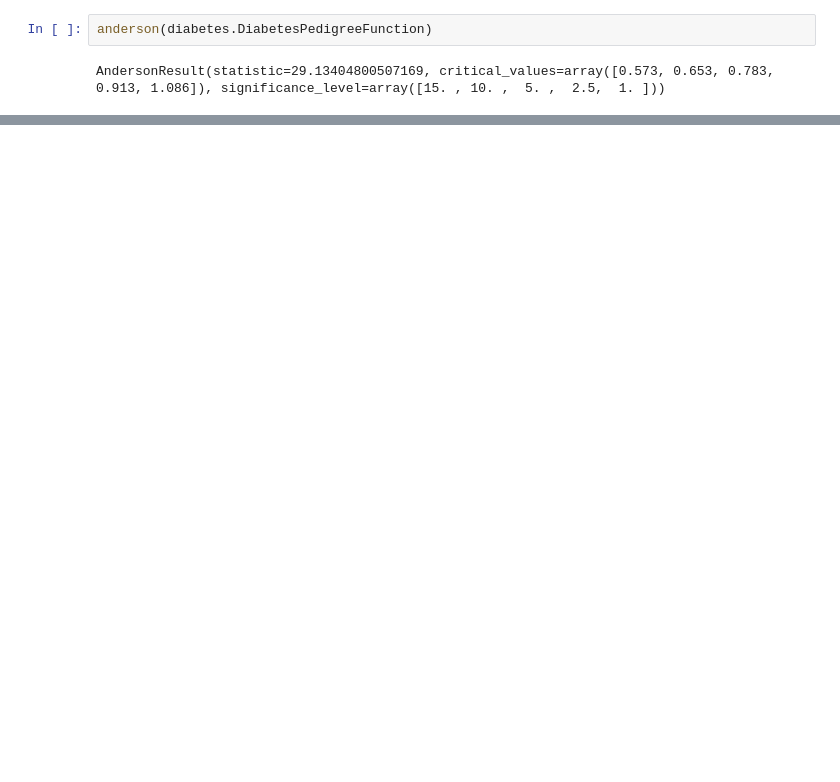
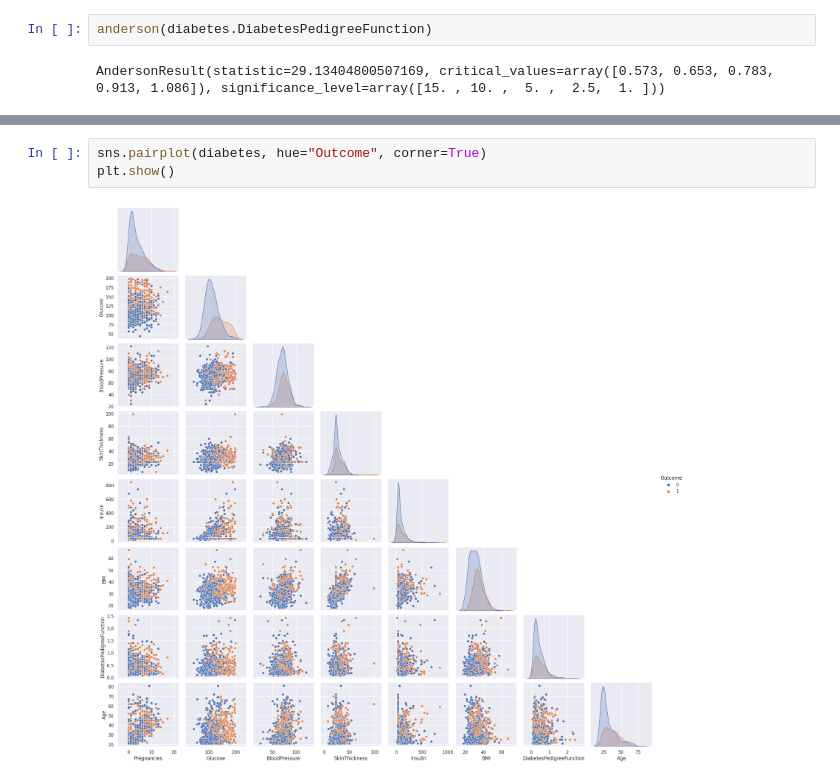
Before and after one commit to as51340/DataScienceProject, a Jupyter notebook: diabetes_classification.ipynb, the cells around one changed output, grey strips where cells are left out. Drawn from its saved outputs; the diff is of its cells as text; blank space fills up the shorter version.

```diff
--- a/diabetes_classification.ipynb
+++ b/diabetes_classification.ipynb
@@ -227,0 +250,5 @@ Since the author didn't take much care about outliers, we will also skip this an
+# %%
+sns.pairplot(diabetes, hue="Outcome", corner=True)
+plt.show()
+# %% [output]
+[figure, added]
```
Also changed, not shown: parts of 37 cells of this notebook.
